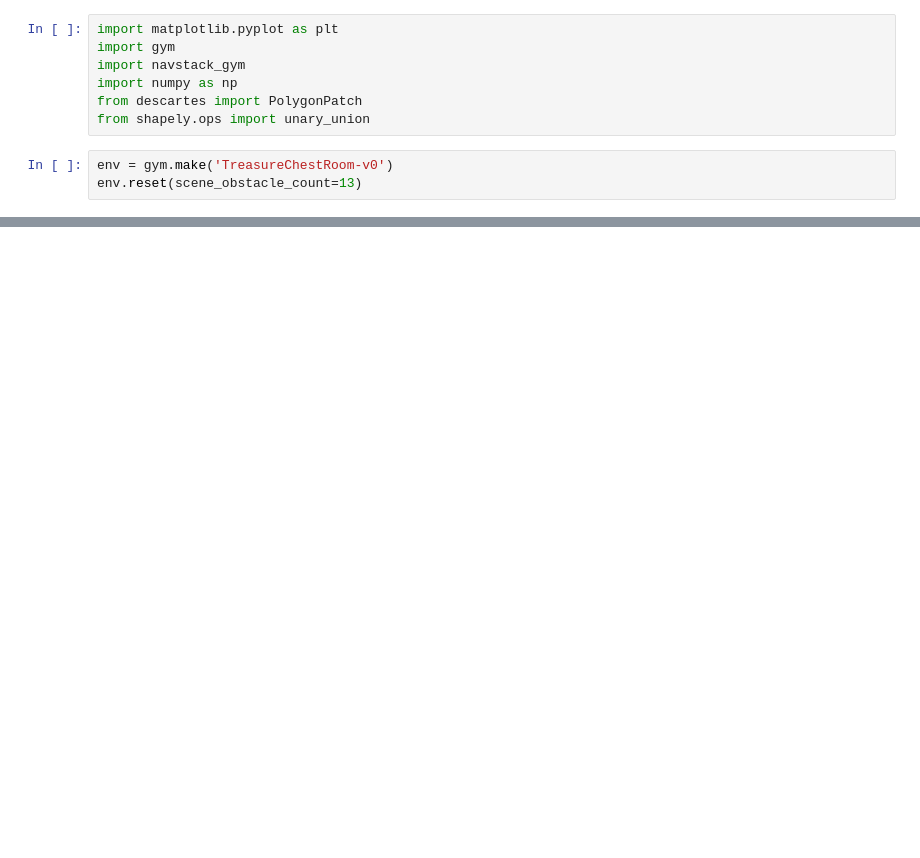
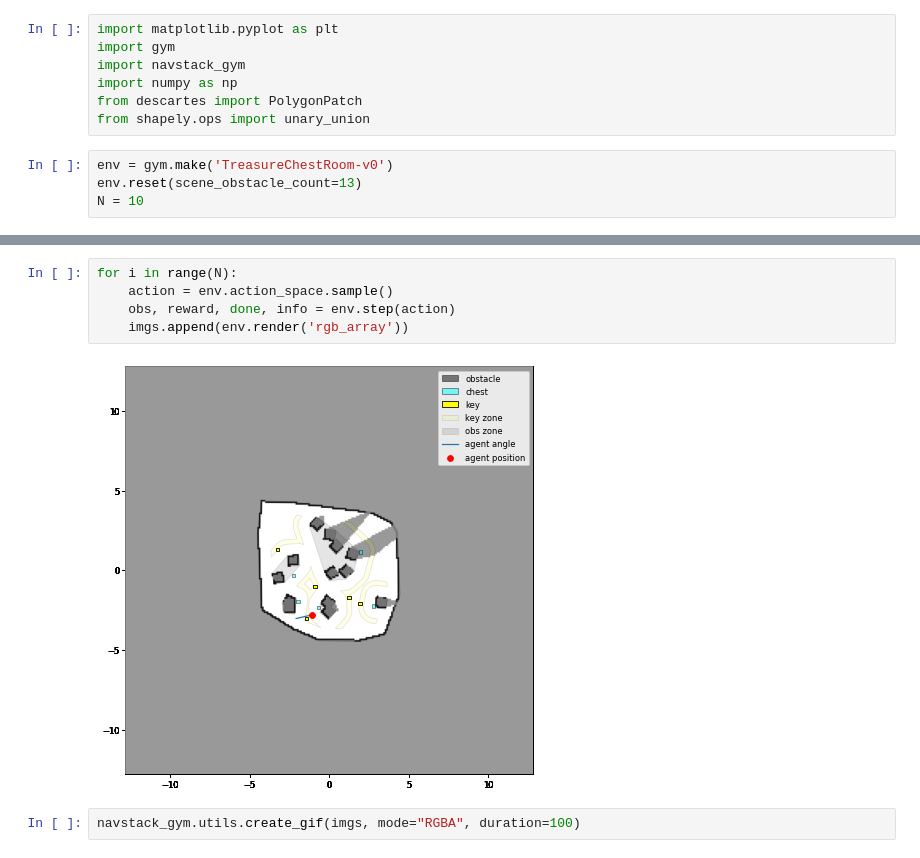
Before and after one commit to wwwshwww/navstack-gym, a Jupyter notebook: inspect/render.ipynb, the cells around one changed output, grey strips where cells are left out. Saved outputs shown, nothing was run; the diff lists cells and outputs as text; blank space fills up the shorter version.

```diff
--- a/inspect/render.ipynb
+++ b/inspect/render.ipynb
@@ -8,3 +8,4 @@ from shapely.ops import unary_union
 # %%
 env = gym.make('TreasureChestRoom-v0')
 env.reset(scene_obstacle_count=13)
+N = 10
@@ -70,0 +17,9 @@ buf.shape
+# %%
+for i in range(N):
+    action = env.action_space.sample()
+    obs, reward, done, info = env.step(action)
+    imgs.append(env.render('rgb_array'))
+# %% [output]
+[figure, added]
+# %%
+navstack_gym.utils.create_gif(imgs, mode="RGBA", duration=100)
```
Also changed, not shown: parts of 5 cells of this notebook, 4 other files.
